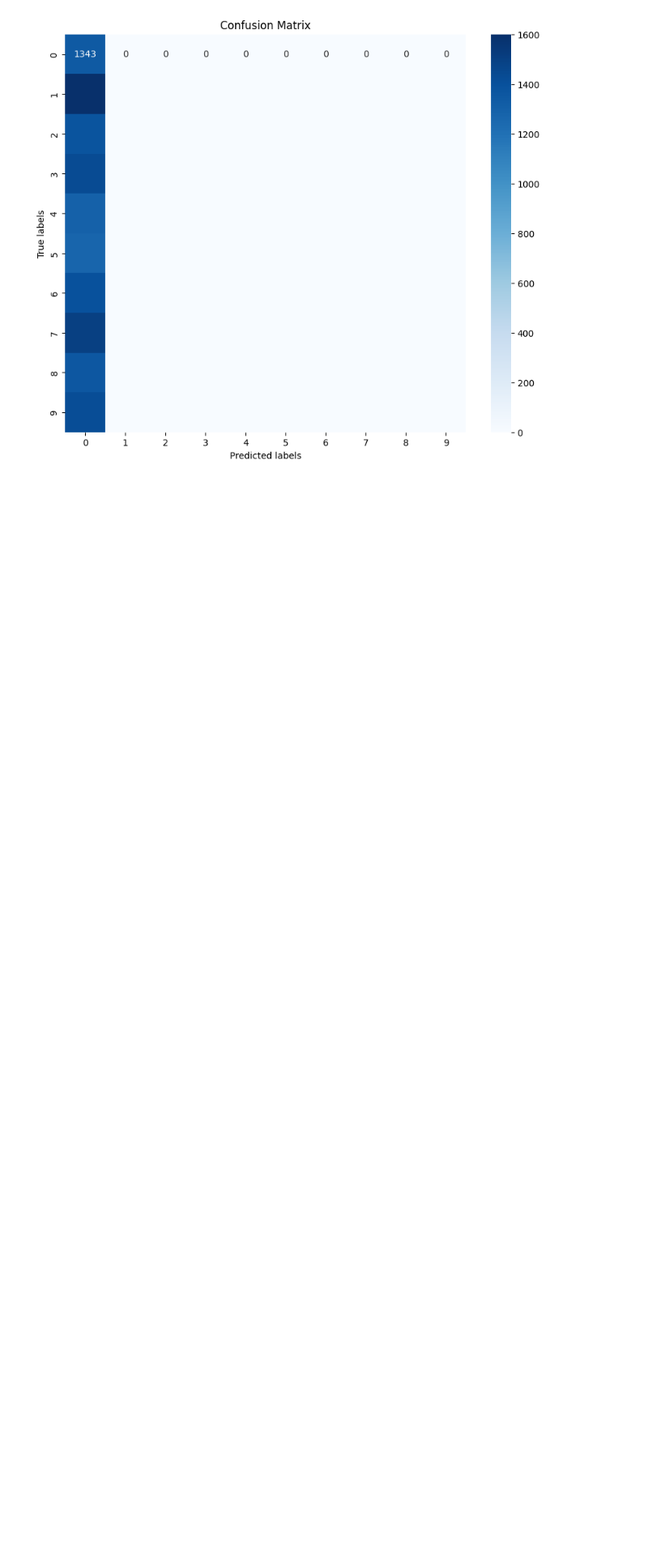
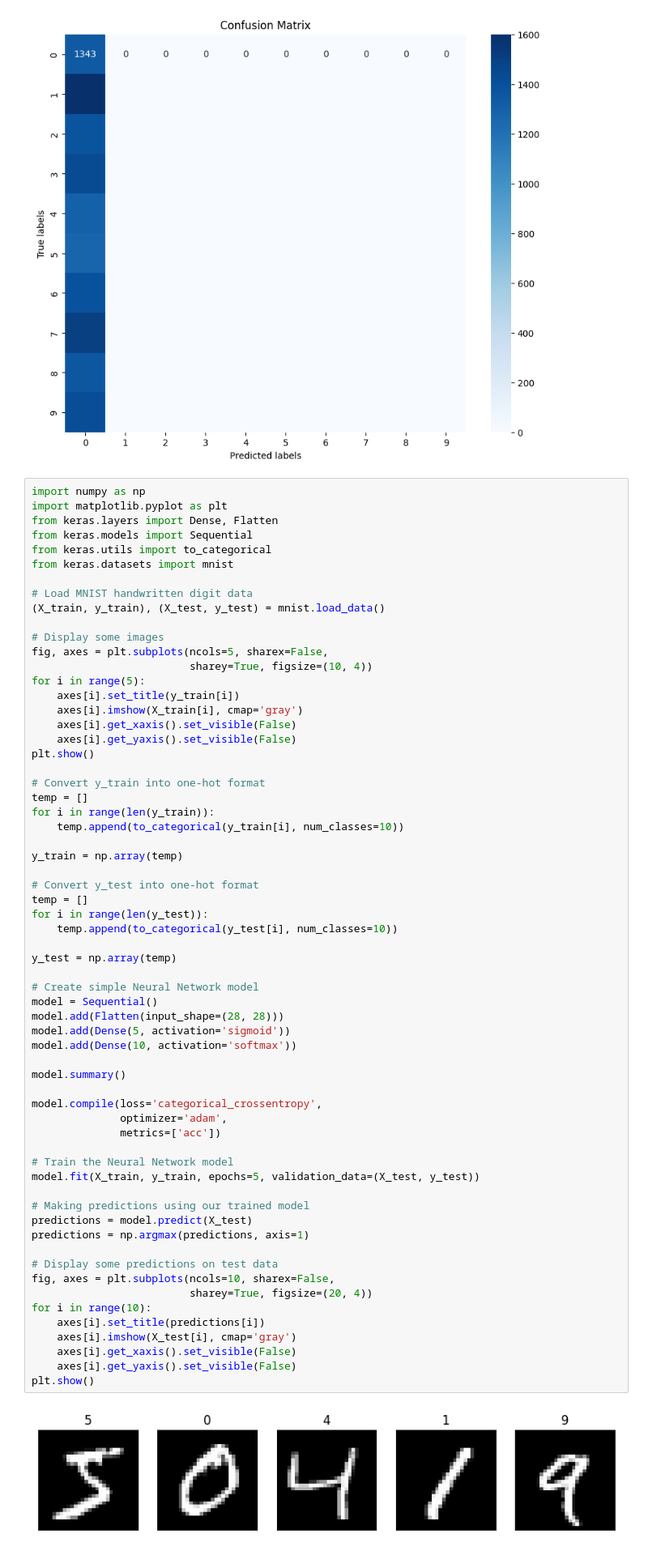
Before and after one commit to Mohamed-Mohamed-Hozien/NN-from-scratch, a Jupyter notebook: main.ipynb, the cells around one changed output. Shown: that part at 81% size. Saved outputs shown, nothing was run; the diff lists cells and outputs as text; blank space fills up the shorter version.

```diff
--- a/main.ipynb
+++ b/main.ipynb
@@ -244,3 +244,68 @@ label_names = [str(i) for i in range(10)]
 plot_confusion_matrix(conf_matrix, label_names)
 # %% [output]
 [figure]
+# %%
+import numpy as np
+import matplotlib.pyplot as plt
+from keras.layers import Dense, Flatten
+from keras.models import Sequential
+from keras.utils import to_categorical
+from keras.datasets import mnist
+
+# Load MNIST handwritten digit data
+(X_train, y_train), (X_test, y_test) = mnist.load_data()
+
+# Display some images
+fig, axes = plt.subplots(ncols=5, sharex=False,
+                         sharey=True, figsize=(10, 4))
+for i in range(5):
+	axes[i].set_title(y_train[i])
+	axes[i].imshow(X_train[i], cmap='gray')
+	axes[i].get_xaxis().set_visible(False)
+	axes[i].get_yaxis().set_visible(False)
+plt.show()
+
+# Convert y_train into one-hot format
+temp = []
+for i in range(len(y_train)):
+    temp.append(to_categorical(y_train[i], num_classes=10))
+
+y_train = np.array(temp)
+
+# Convert y_test into one-hot format
+temp = []
+for i in range(len(y_test)):
+    temp.append(to_categorical(y_test[i], num_classes=10))
+
+y_test = np.array(temp)
+
+# Create simple Neural Network model
+model = Sequential()
+model.add(Flatten(input_shape=(28, 28)))
+model.add(Dense(5, activation='sigmoid'))
+model.add(Dense(10, activation='softmax'))
+
+model.summary()
+
+model.compile(loss='categorical_crossentropy',
+              optimizer='adam',
+              metrics=['acc'])
+
+# Train the Neural Network model
+model.fit(X_train, y_train, epochs=5, validation_data=(X_test, y_test))
+
+# Making predictions using our trained model
+predictions = model.predict(X_test)
+predictions = np.argmax(predictions, axis=1)
+
+# Display some predictions on test data
+fig, axes = plt.subplots(ncols=10, sharex=False,
+                         sharey=True, figsize=(20, 4))
+for i in range(10):
+	axes[i].set_title(predictions[i])
+	axes[i].imshow(X_test[i], cmap='gray')
+	axes[i].get_xaxis().set_visible(False)
+	axes[i].get_yaxis().set_visible(False)
+plt.show()
+# %% [output]
+[figure, added]
```
Also changed, not shown: parts of 1 cell of this notebook.
